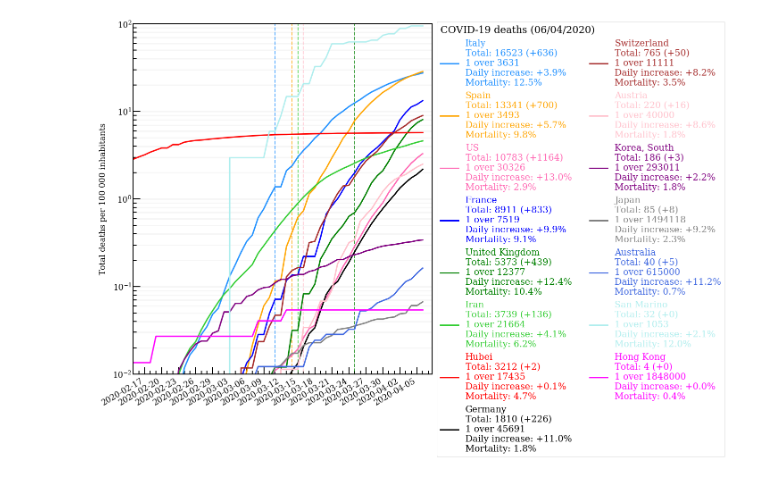
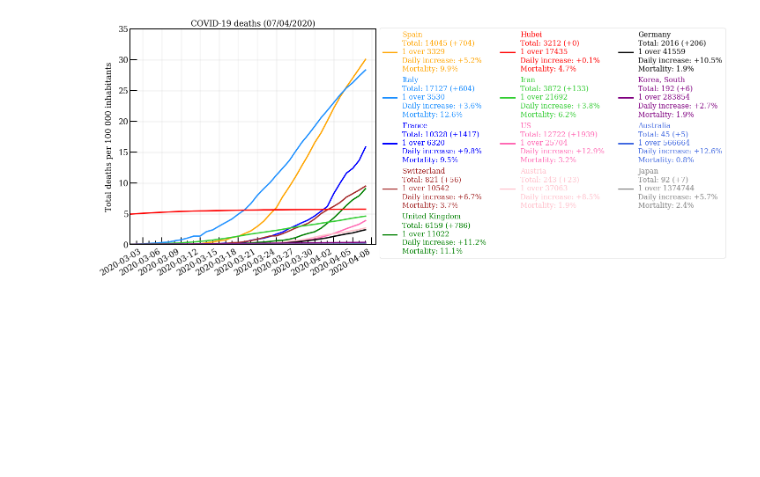
Before and after one commit to pietrodigangi/COVID19-Monitor, a Jupyter notebook: covid19-international.ipynb, the cells around one changed output. Saved outputs shown, nothing was run; the diff lists cells and outputs as text; code cells hidden in the pictures; blank space fills up the shorter version.

```diff
--- a/covid19-international.ipynb
+++ b/covid19-international.ipynb
@@ -160,9 +160,9 @@ color = {
     'France': 'blue',
     'United Kingdom': 'g',
     'Spain': 'orange',
-    'San Marino': 'paleturquoise',
+    #'San Marino': 'paleturquoise',
     'Italy': 'dodgerblue',
-    'Hong Kong': 'magenta'
+    #'Hong Kong': 'magenta'
 }
 # %%
 # Utility functions
@@ -195,9 +195,10 @@ def leglabels_style():
         text.set_color(line.get_color())
 
 def plot_total(var,lw=3):
+    #cmap = plt.get_cmap('tab20')
     for state in states:
         df = data[data.region==state]
-        pop = population[state]
+        pop = df.population.iat[0]
         tot = df[var].iat[-1] # total value at current date
         new = df['new_'+var].iat[-1]
         k = rate(df, var)
@@ -259,29 +260,30 @@ standing_normalized(states, 'cases', 'COVID-19 Cases | World Top 20', 'Cases per
 # %%
 var = 'cases' # selected variable
-states = population.keys() # selected states
+states = color.keys() # selected states
 
-fig = plt.figure(figsize=(12,16))
+fig = plt.figure(figsize=(10,10))
 ax = fig.add_subplot(111)
 
 #lockdown lines
-lockdown_lines()
+#lockdown_lines()
 
 # sort by most cases
-states = sorted_states(states, var)
+states = sorted_states(states, var+'_per100k')
 
 # plot curves
 plot_total(var)
 
 # axes
 format_dateaxis()
-ax.set_xlim([datetime.datetime(2020, 2, 15), today+timedelta(days=0)])
-ax.set_ylim(1e-1,1e3)
+ax.set_xlim([datetime.datetime(2020, 3, 1), today+timedelta(days=0)])
+ax.set_ylim(0,350)
 plt.ylabel('Total ' + var + ' per 100 000 inhabitants')
-plt.yscale('log')
-plt.grid(axis='y', linewidth=3, alpha=0.1, which='both')
+#plt.yscale('log')
+plt.grid(axis='both', linewidth=3, alpha=0.1, which='major')
 
 #legend
-leg = plt.legend(loc='upper left', ncol=2, fontsize=20, title_fontsize=22, bbox_to_anchor=(1,1.02), title='COVID-19 confirmed cases (%s)' % lastday.strftime('%d/%m/%Y'))
+leg = plt.legend(loc='upper left', ncol=2, fontsize=16, bbox_to_anchor=(1,1.02))
+plt.title('COVID-19 confirmed cases (%s)' % lastday.strftime('%d/%m/%Y'))
 leglabels_style()
 
 plt.show()
@@ -290,30 +292,31 @@ plt.show()
 # %%
 var = 'deaths'
 
-fig = plt.figure(figsize=(12,16))
+fig = plt.figure(figsize=(10,10))
 ax = fig.add_subplot(111)
 
 #lockdown lines
-lockdown_lines()
+#lockdown_lines()
 
 # sort by most cases
-states = sorted_states(states, var)
+states = sorted_states(states, var+'_per100k')
 
 # plot curves
 plot_total(var)
 
 # axes
 format_dateaxis()
-ax.set_xlim([datetime.datetime(2020, 2, 15), today+timedelta(days=0)])
-ax.set_ylim(1e-2,1e2)
+ax.set_xlim([datetime.datetime(2020, 3, 1), today+timedelta(days=0)])
+ax.set_ylim(1e-2,35)
 plt.ylabel('Total ' + var + ' per 100 000 inhabitants')
-plt.yscale('log')
-plt.grid(axis='y', linewidth=3, alpha=0.1, which='both')
+#plt.yscale('log')
+plt.grid(axis='both', linewidth=3, alpha=0.1, which='major')
 
 #legend
-leg = plt.legend(loc='upper left', ncol=2, fontsize=20, title_fontsize=22, bbox_to_anchor=(1,1.02), title='COVID-19 deaths (%s)' % lastday.strftime('%d/%m/%Y'))
+leg = plt.legend(loc='upper left', ncol=3, fontsize=16, bbox_to_anchor=(1,1.02))
+plt.title('COVID-19 deaths (%s)' % lastday.strftime('%d/%m/%Y'))
 leglabels_style()
 
 plt.show()
 # %% [output]
-[figure, old version]
+[figure, new version]
```
Also changed, not shown: parts of 13 cells of this notebook, 12 other files.
